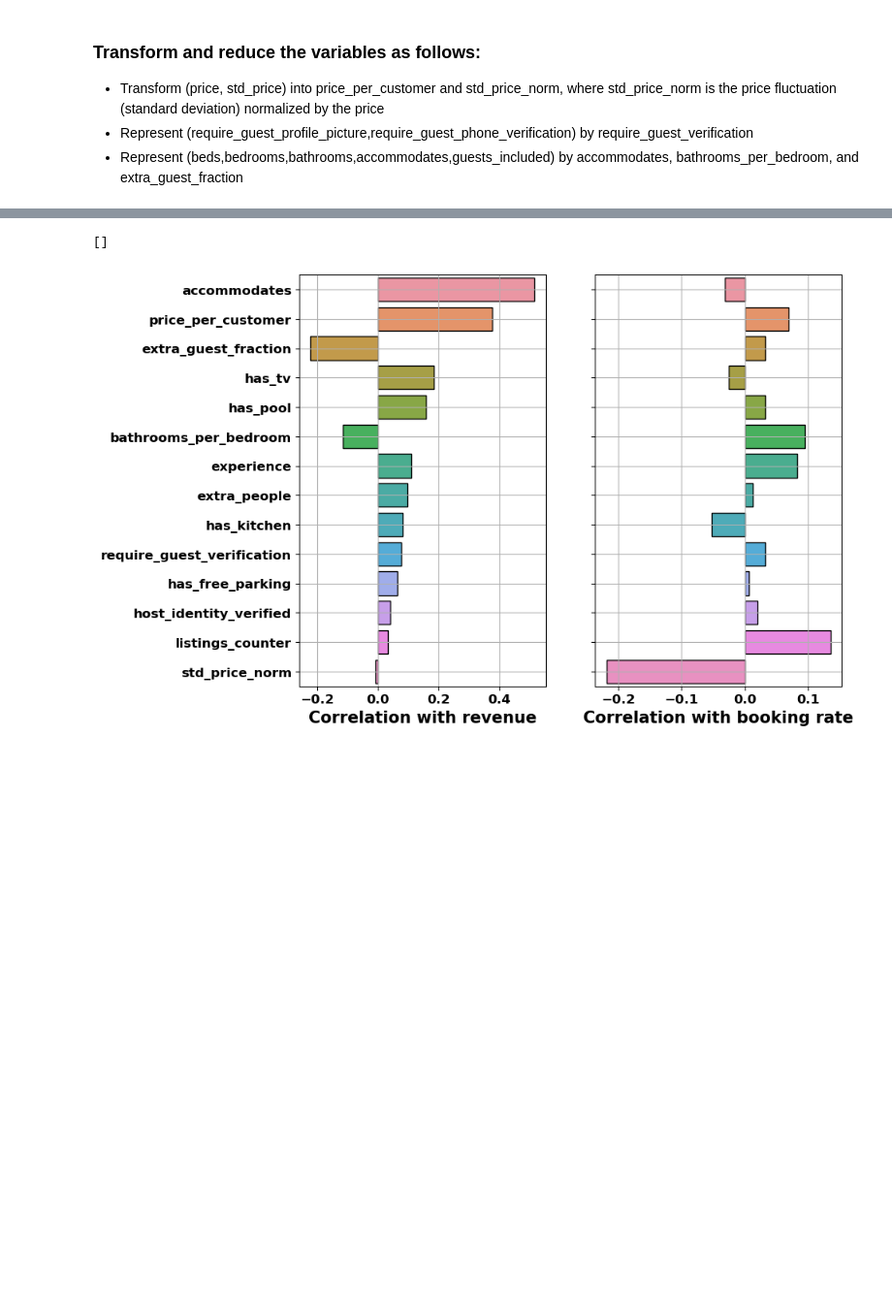
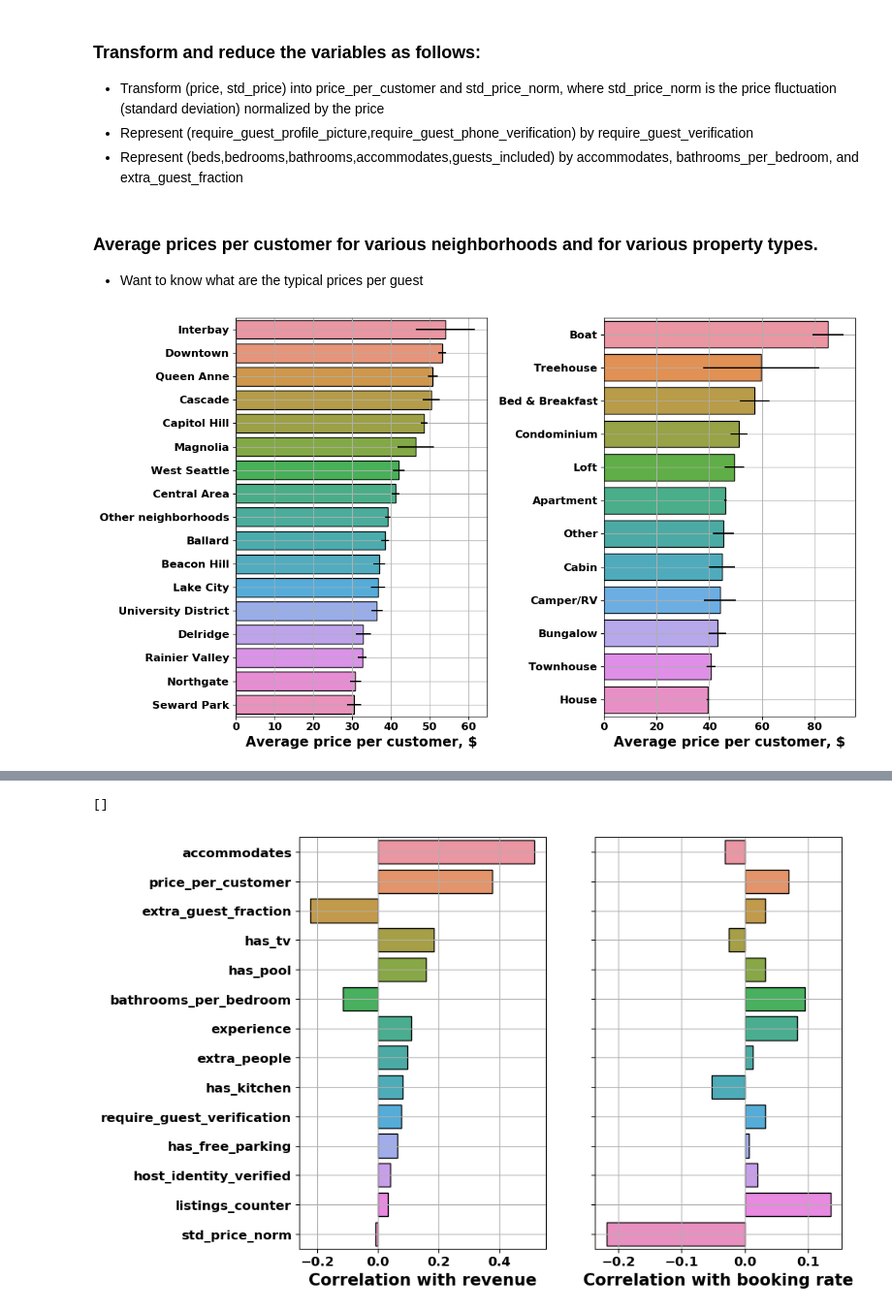
Before and after one commit to ivanovdmitri/Seattle_Airbnb_2017_DI, a Jupyter notebook: Seattle_Airbnb_2017_DI.ipynb, the cells around one changed output, grey strips where cells are left out. Shown at 97% size. Cells and saved outputs as stored; diff of their text form; code cells hidden in the pictures; blank space fills up the shorter version.

Commit message:
Adding a few more plots and a couple of slides

```diff
--- a/Seattle_Airbnb_2017_DI.ipynb
+++ b/Seattle_Airbnb_2017_DI.ipynb
@@ -815,6 +800,22 @@ df_listing["std_price_norm"] = df_listing["std_price"] / df_listing["mean_price"
 df_listing.drop(remove,axis=1,inplace=True)
 features["numeric"] -= remove
 features["numeric"] |= add
+# %% [markdown]
+### Average prices per customer for various neighborhoods and for various property types.
+* Want to know what are the typical prices per guest
+# %%
+df_neighborhood=df_listing.groupby("neighborhood")["price_per_customer"].agg(["mean","std","count"]).sort_values(by="mean",ascending=False)
+df_property_type=df_listing.groupby("property_type")["price_per_customer"].agg(["mean","std","count"]).sort_values(by="mean",ascending=False)
+fig, axs = plt.subplots(nrows=1,ncols=2,tight_layout=True,figsize=[12,7])
+_ = sns.barplot(ax=axs[0],x=df_neighborhood["mean"],y=df_neighborhood.index,xerr=df_neighborhood["std"]/df_neighborhood["count"]**0.5)
+_ = sns.barplot(ax=axs[1],x=df_property_type["mean"],y=df_property_type.index,xerr=df_property_type["std"]/df_property_type["count"]**0.5)
+for ax in axs:
+    ax.set_xlabel("Average price per customer, $")
+    ax.set_ylabel("")
+    ax.grid()
+fig.show()
+# %% [output]
+[figure, added]
 # %%
 # Represent (require_guest_profile_picture,require_guest_phone_verification) by require_guest_verification
 add=set(["require_guest_verification"])
```
Also changed, not shown: parts of 11 cells of this notebook, 1 other file.
